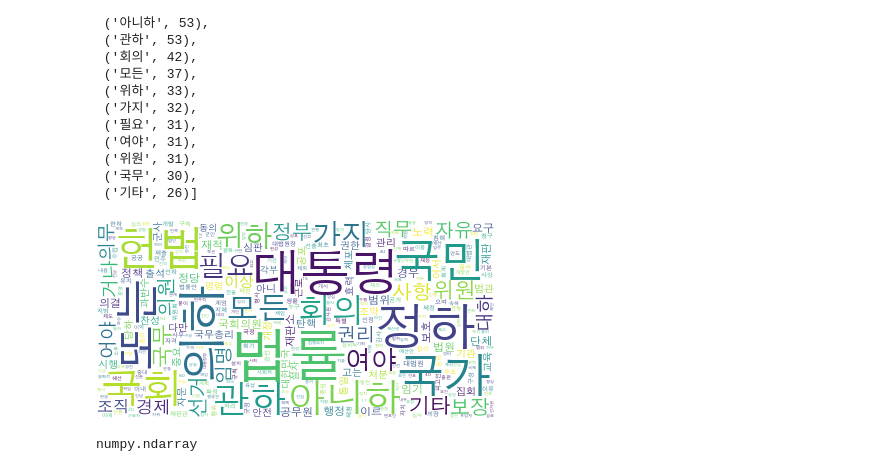
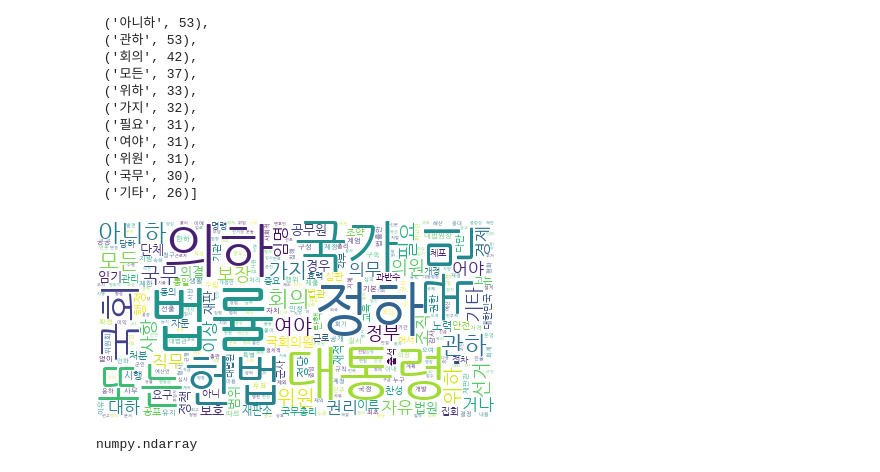
Before and after one commit to sungalex/aiqa, a Jupyter notebook: NLP_wordcloud.ipynb, the cells around one changed output. Drawn from its saved outputs; the diff is of its cells as text; code cells hidden in the pictures.

```diff
--- a/NLP_wordcloud.ipynb
+++ b/NLP_wordcloud.ipynb
@@ -101,14 +101,14 @@ from wordcloud import WordCloud
 # %%
 termList = textObj.vocab()
 # %%
-path = "/Libaray/Fonts/AppleGothic.ttf"    # for MAC
+path = "/Library/Fonts/NanumGothic.ttf"    # for MAC
 #path = "C:/Windows/Fonts/malgun.ttf"       # for Windows
 
 wc = WordCloud(font_path=path, max_words=500, background_color="white")
 wc.generate_from_frequencies(termList)
 wc.to_image()
 # %% [output]
-[figure, old version]
+[figure, new version]
 # %%
 wc_array = wc.to_array()
 type(wc_array)
```
Also changed, not shown: parts of 1 cell of this notebook.
